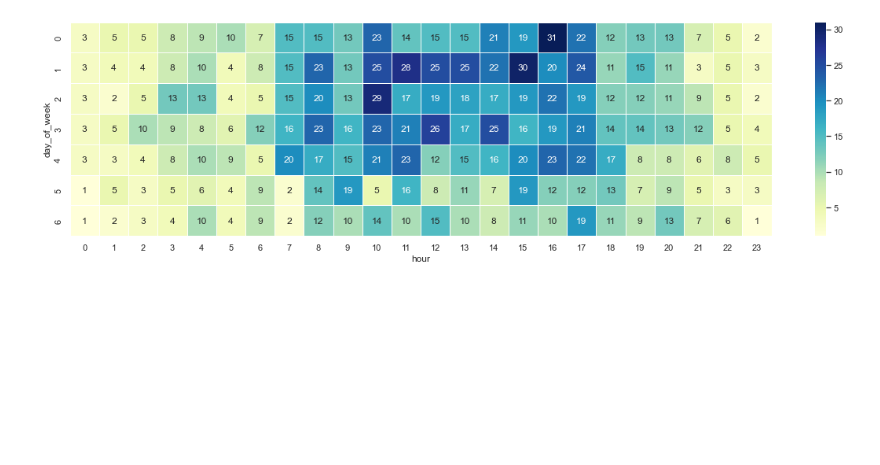
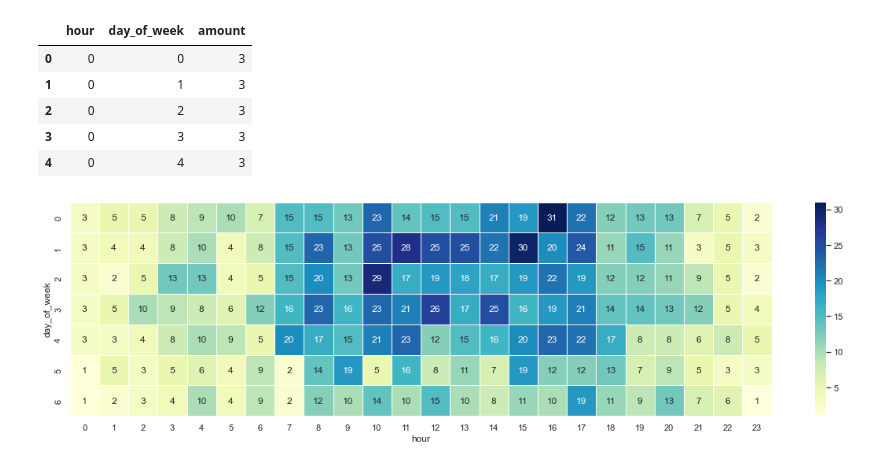
Before and after one commit to emilianscheel/Tagesschau-data-fetching, a Jupyter notebook: visualize/diagram2.ipynb, the cells around one changed output. Saved outputs shown, nothing was run; the diff lists cells and outputs as text; code cells hidden in the pictures; blank space fills up the shorter version.

```diff
--- a/visualize/diagram2.ipynb
+++ b/visualize/diagram2.ipynb
@@ -15,6 +15,15 @@ news['day_of_week_word'] = news['date'].dt.day_name(locale='de_de')
 news['hour'] = news['date'].dt.hour
 # %%
 news = news.groupby(["hour", "day_of_week"]).size().reset_index(name="amount")
+# %%
+news.head()
+# %% [output]
+|  | hour | day_of_week | amount |
+| 0 | 0 | 0 | 3 |
+| 1 | 0 | 1 | 3 |
+| 2 | 0 | 2 | 3 |
+| 3 | 0 | 3 | 3 |
+| 4 | 0 | 4 | 3 |
 # %%
 from importlib.resources import path
 import seaborn as sns
```
Also changed, not shown: 2 other files.
